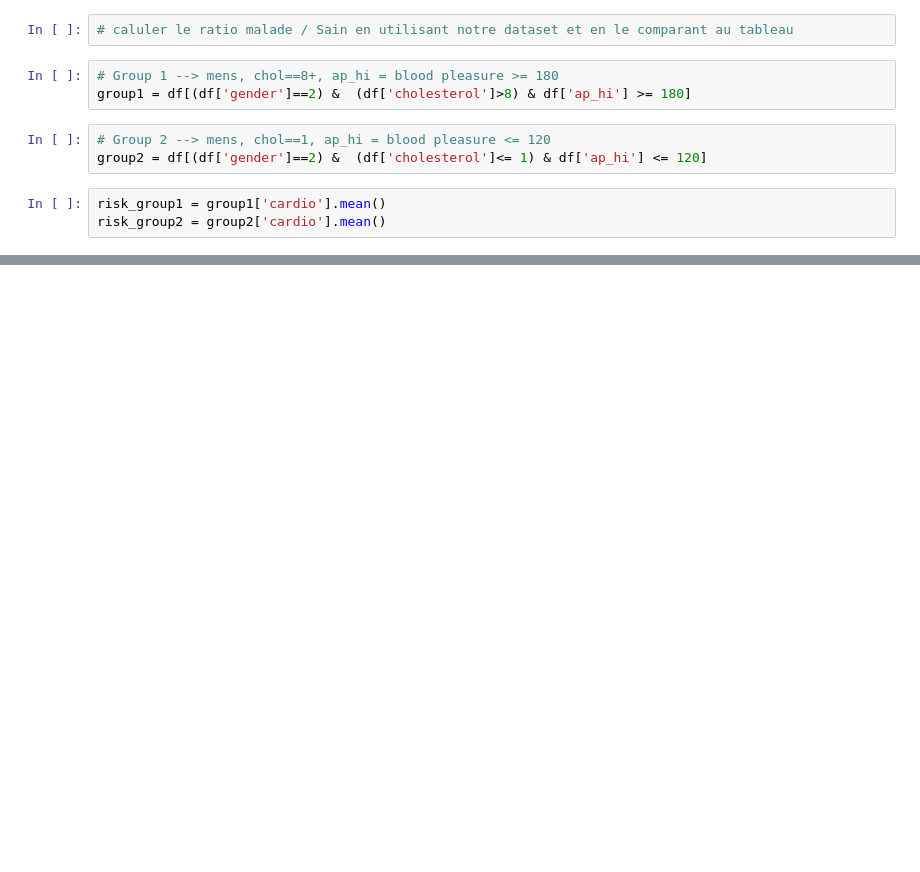
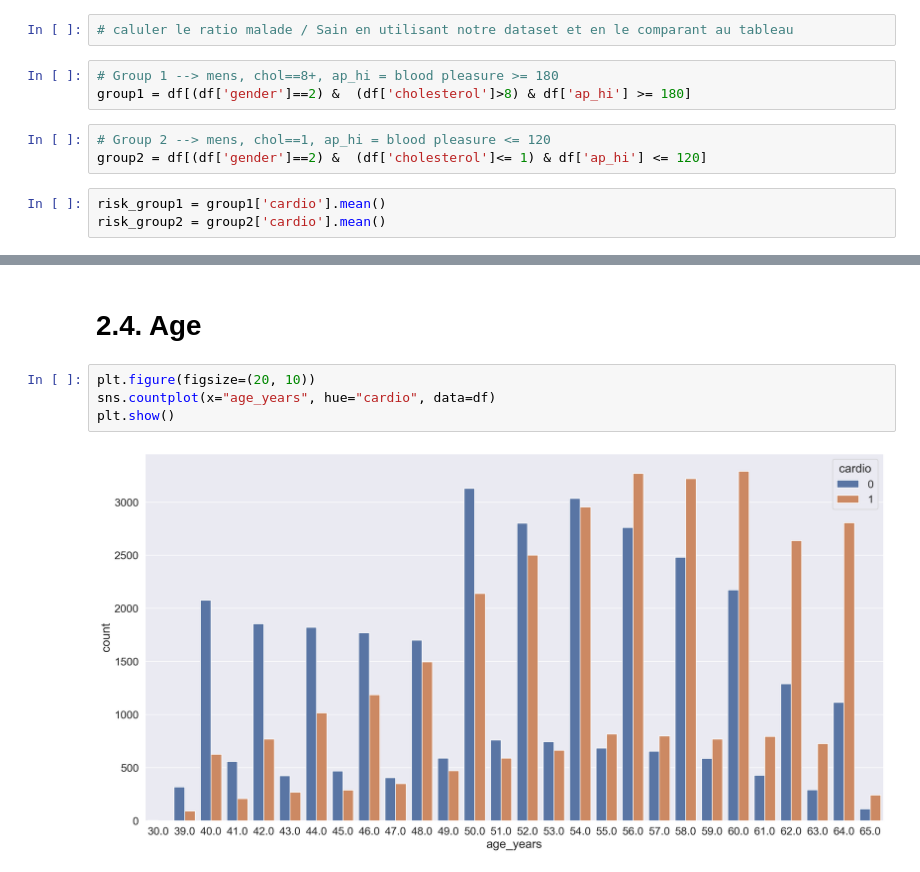
Before and after one commit to Mnr04/Ml_course, a Jupyter notebook: Assignement_02.ipynb, the cells around one changed output, grey strips where cells are left out. Saved outputs shown, nothing was run; the diff lists cells and outputs as text; blank space fills up the shorter version.

```diff
--- a/Assignement_02.ipynb
+++ b/Assignement_02.ipynb
@@ -250,0 +395,8 @@ risk_ratio
+# %% [markdown]
+# 2.4. Age
+# %%
+plt.figure(figsize=(20, 10))
+sns.countplot(x="age_years", hue="cardio", data=df)
+plt.show()
+# %% [output]
+[figure, added]
```
Also changed, not shown: parts of 37 cells of this notebook.
